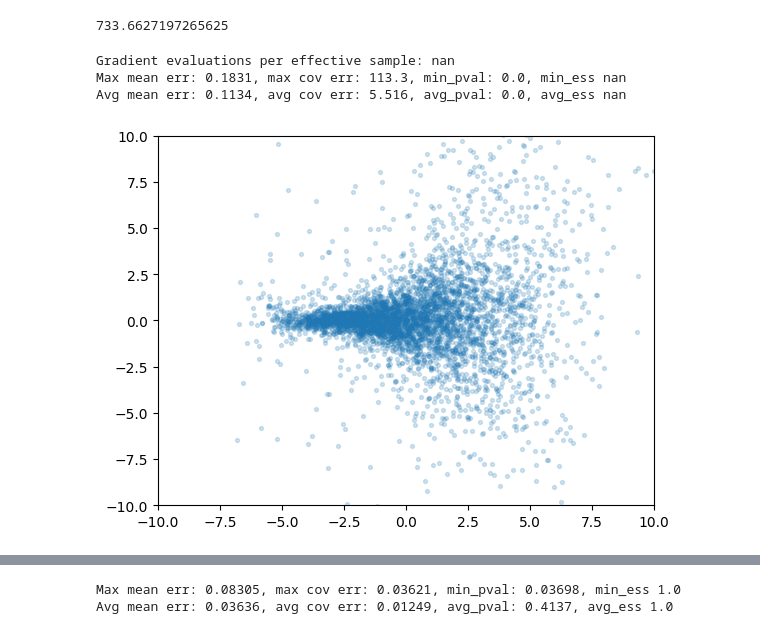
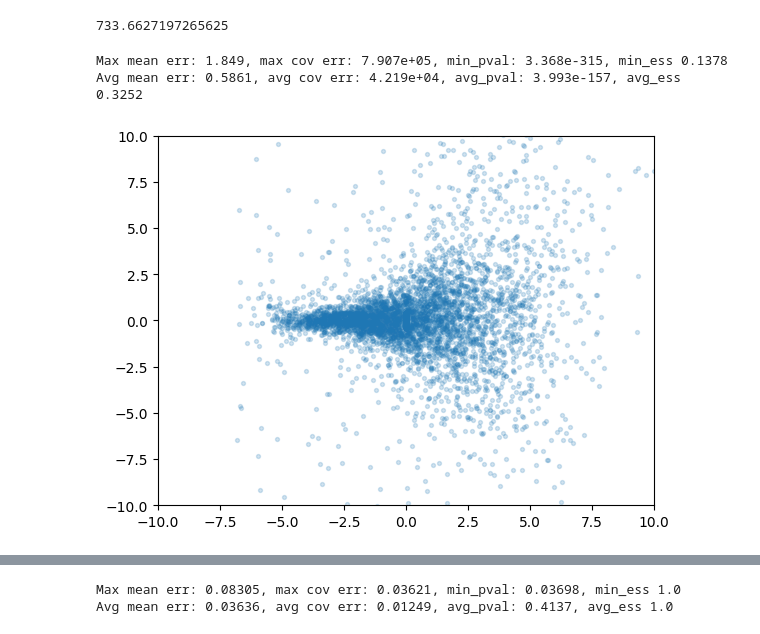
Before and after one commit to andyElking/Single-seed_BrownianMotion, a Jupyter notebook: notebooks/funnel_mcmc.ipynb, the cells around one changed output, grey strips where cells are left out. Drawn from its saved outputs; the diff is of its cells as text; code cells hidden in the pictures.

Commit message:
fixed k_i mismatch for funnel

```diff
--- a/notebooks/funnel_mcmc.ipynb
+++ b/notebooks/funnel_mcmc.ipynb
@@ -218,20 +218,20 @@ Avg mean err: 0.3981, avg cov err: 0.1388, avg_pval: 0.1431, avg_ess 0.01499
 733.6627197265625
 # %%
 ys_funnel_euler = jnp.load("funnel_data/funnel_euler.npy")
-
+geps_euler = 0.0
 # get rid of outliers
-pred = lambda z: jnp.sum(jnp.abs(z), axis=-1, keepdims=True) > 100
+bound = 10000
+normed = jnp.sum(jnp.abs(ys_funnel_euler), axis=-1, keepdims=True)
 ys_funnel_euler_pruned = jnp.where(
-    pred(ys_funnel_euler), jnp.zeros(()), ys_funnel_euler
+    normed > bound, ys_funnel_euler / normed , ys_funnel_euler
 )
 
 _, _, _, _, fig_euler = evaluate_funnel(ys_funnel_euler_pruned, geps_euler)
 fig_euler.savefig("graphs/funnel_euler_const.pdf")
 # %% [output]
-Gradient evaluations per effective sample: nan
-Max mean err: 0.1831, max cov err: 113.3, min_pval: 0.0, min_ess nan
-Avg mean err: 0.1134, avg cov err: 5.516, avg_pval: 0.0, avg_ess nan
+Max mean err: 1.849, max cov err: 7.907e+05, min_pval: 3.368e-315, min_ess 0.1378
+Avg mean err: 0.5861, avg cov err: 4.219e+04, avg_pval: 3.993e-157, avg_ess 0.3252
-[figure, old version]
+[figure, new version]
 # %%
 ys_funnel_sort_adap = jnp.load("funnel_data/funnel_sort_adap.npy")
 _, _, _, _, fig_sort_adap = evaluate_funnel(ys_funnel_sort_adap, geps_sort_adap)
```
Also changed, not shown: parts of 4 cells of this notebook, 7 other files.
